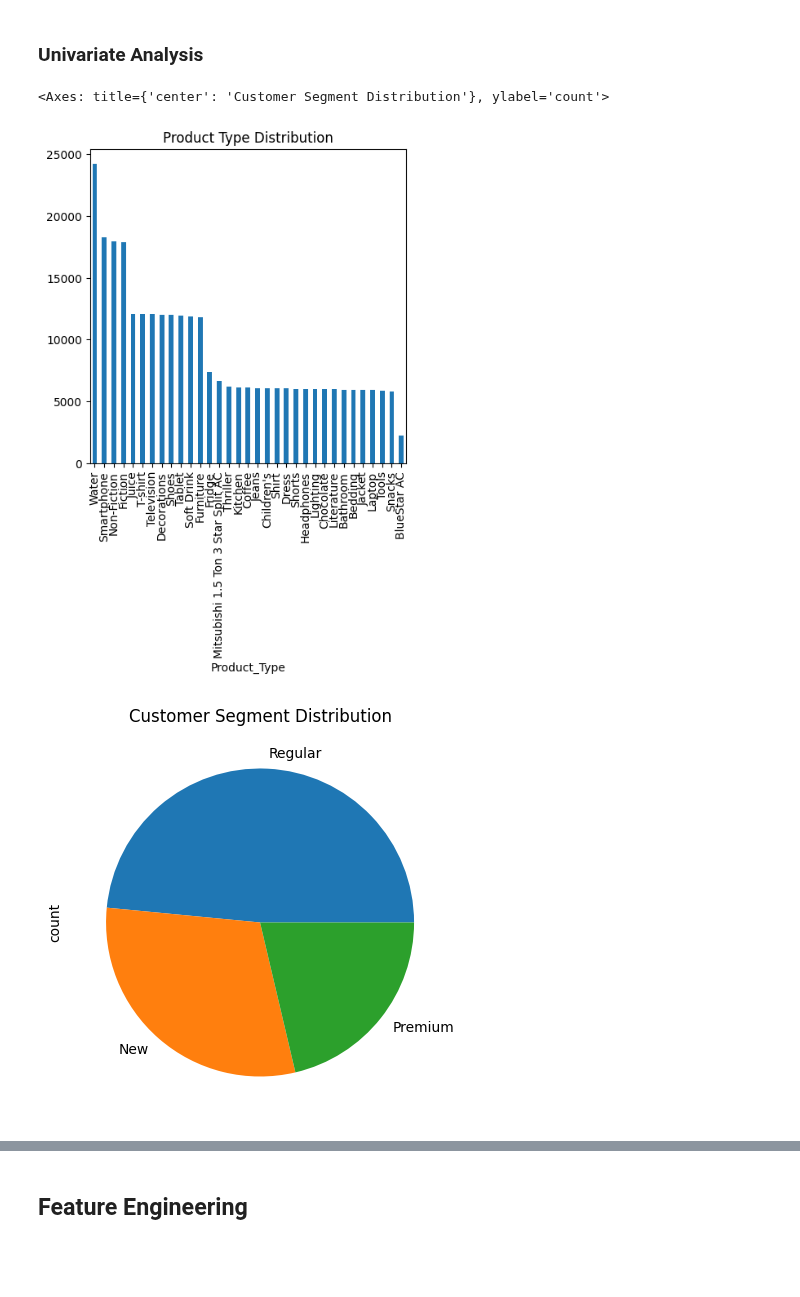
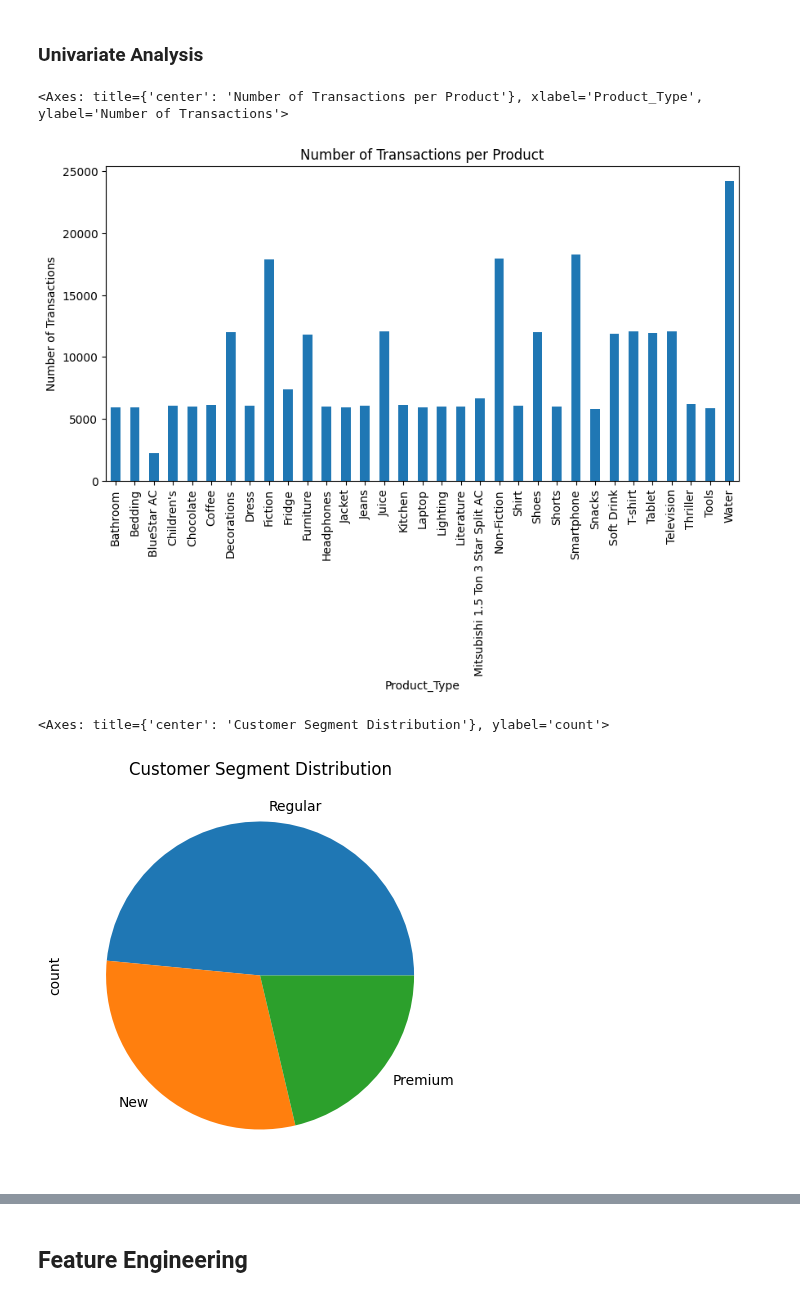
Before and after one commit to JAA999/grocery_prediction, a Jupyter notebook: ML_Project.ipynb, the cells around one changed output, grey strips where cells are left out. Saved outputs shown, nothing was run; the diff lists cells and outputs as text; code cells hidden in the pictures; blank space fills up the shorter version.

Commit message:
Added plots for univariate, bivariate, and multivariate analysis

```diff
--- a/ML_Project.ipynb
+++ b/ML_Project.ipynb
@@ -178,15 +195,20 @@ dtype: int64
 (298760, 12)
 # %% [markdown]
 ### Univariate Analysis
+# %%
+# Product Type Distribution
+plt.figure(figsize=(10, 5))
+plt.xlabel('Product Name')
+plt.ylabel('Number of Transactions')
+plt.title('Number of Transactions per Product')
+data.groupby('Product_Type').size().plot.bar()
+# %% [output]
+<Axes: title={'center': 'Number of Transactions per Product'}, xlabel='Product_Type', ylabel='Number of Transactions'>
+[figure, added]
 # %%
-# Product Type Distribution
-plt.figure(figsize=(5, 5))
-data['Product_Type'].value_counts().plot(kind='bar', title='Product Type Distribution')
-
 # Customer Segment Breakdown
 plt.figure(figsize=(5, 5))
 data['Customer_Segment'].value_counts().plot(kind='pie', title='Customer Segment Distribution')
 # %% [output]
 <Axes: title={'center': 'Customer Segment Distribution'}, ylabel='count'>
-[figure, old version]
+[figure, new version]
-[figure, removed]
```
Also changed, not shown: parts of 13 cells of this notebook.
